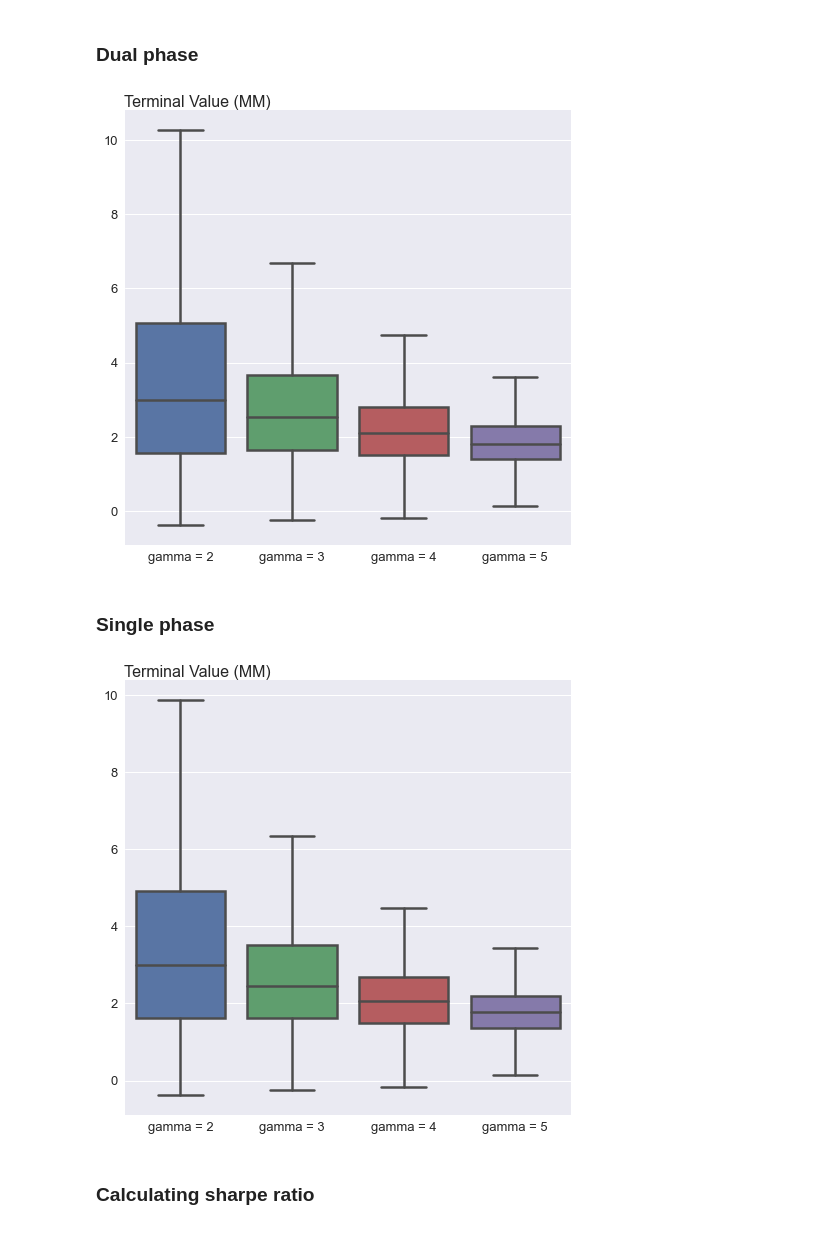
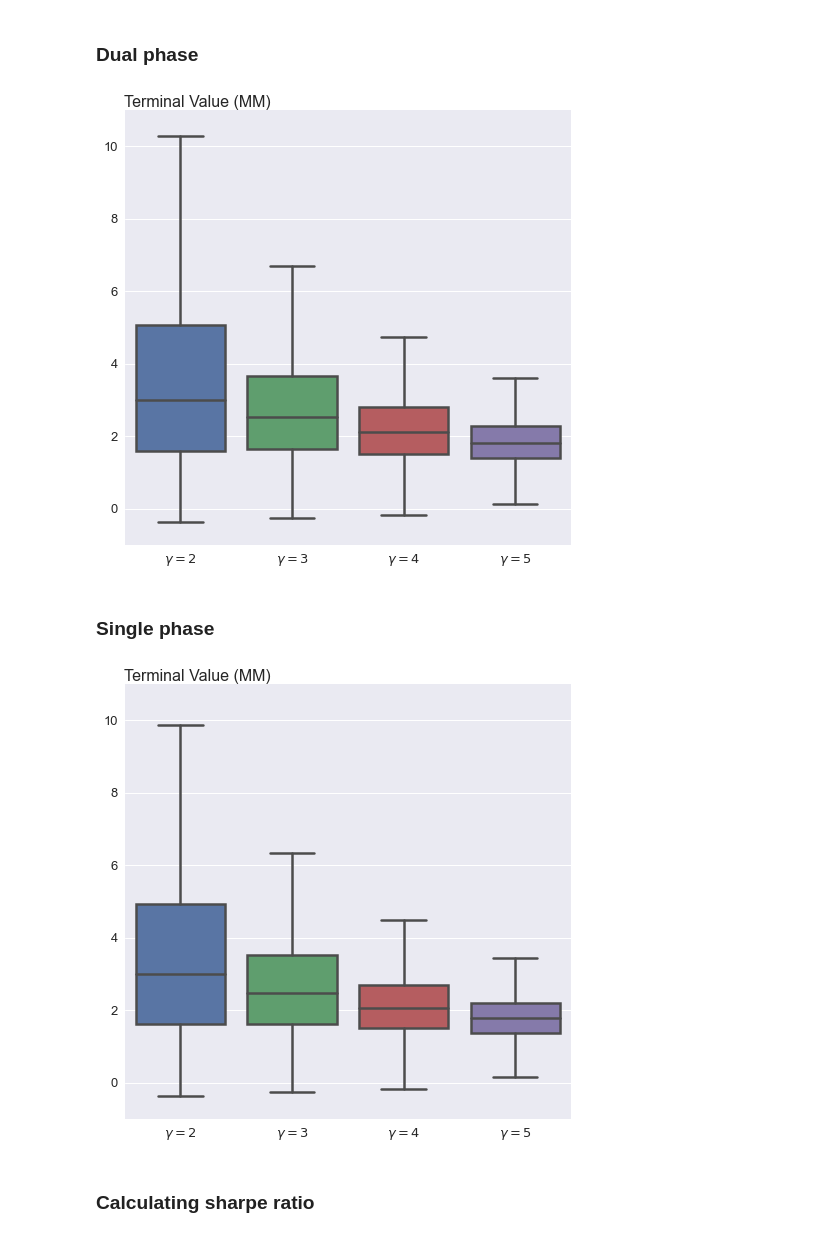
Before and after one commit to neriksen/applied_finance, a Jupyter notebook: robustness_risk_aversion.ipynb, the cells around one changed output. Cells and saved outputs as stored; diff of their text form; code cells hidden in the pictures.

Commit message:
Fixed risk aversion plot with same axis and improved x axis

```diff
--- a/robustness_risk_aversion.ipynb
+++ b/robustness_risk_aversion.ipynb
@@ -68,29 +69,30 @@ warning: catastrophic wipeout
 ### Dual phase
 # %%
 data=gamma2.loc[:, ["dual_phase"]]
-data.columns=['gamma = 2']
-data['gamma = 3']=gamma3["dual_phase"]
-data['gamma = 4']=gamma4["dual_phase"]
-data['gamma = 5']=gamma5["dual_phase"]
+data.columns=['$\gamma = 2$']
+data['$\gamma = 3$']=gamma3["dual_phase"]
+data['$\gamma = 4$']=gamma4["dual_phase"]
+data['$\gamma = 5$']=gamma5["dual_phase"]
 
 x = data.loc[(slice(None), '2070-01-01'),:]
 x = pd.melt(x)
 x['value'] = x['value'].div(1000000) #Convert into millions
 f, ax = plt.subplots(figsize=(8,8))
 ax = sns.boxplot(x='variable',y='value',data=x,showfliers = False,linewidth=2.5)
 ax.set_ylabel("Terminal Value (MM)", loc='top', rotation=0, labelpad=-167)
 ax.set_xlabel("")
+ax.set_ylim(-1, 11)
 f.savefig("Robustness/boxplot_gamma_dual.png", bbox_inches = 'tight', pad_inches = 0.1)
 # %% [output]
-[figure, old version]
+[figure, new version]
 # %% [markdown]
 ### Single phase
 # %%
 data=gamma2.loc[:, ["single_phase"]]
-data.columns=['gamma = 2']
-data['gamma = 3']=gamma3["single_phase"]
-data['gamma = 4']=gamma4["single_phase"]
-data['gamma = 5']=gamma5["single_phase"]
+data.columns=['$\gamma = 2$']
+data['$\gamma = 3$']=gamma3["single_phase"]
+data['$\gamma = 4$']=gamma4["single_phase"]
+data['$\gamma = 5$']=gamma5["single_phase"]
 
 x = data.loc[(slice(None), '2070-01-01'),:]
 x = pd.melt(x)
@@ -99,9 +101,10 @@ f, ax = plt.subplots(figsize=(8,8))
 ax = sns.boxplot(x='variable',y='value',data=x,showfliers = False,linewidth=2.5)
 ax.set_ylabel("Terminal Value (MM)", loc='top', rotation=0, labelpad=-167)
 ax.set_xlabel("")
+ax.set_ylim(-1, 11)
 f.savefig("Robustness/boxplot_gamma_single.png", bbox_inches = 'tight', pad_inches = 0.1)
 # %% [output]
-[figure, old version]
+[figure, new version]
 # %% [markdown]
 ### Calculating sharpe ratio
 # %%
```
Also changed, not shown: parts of 1 cell of this notebook, 2 other files.
